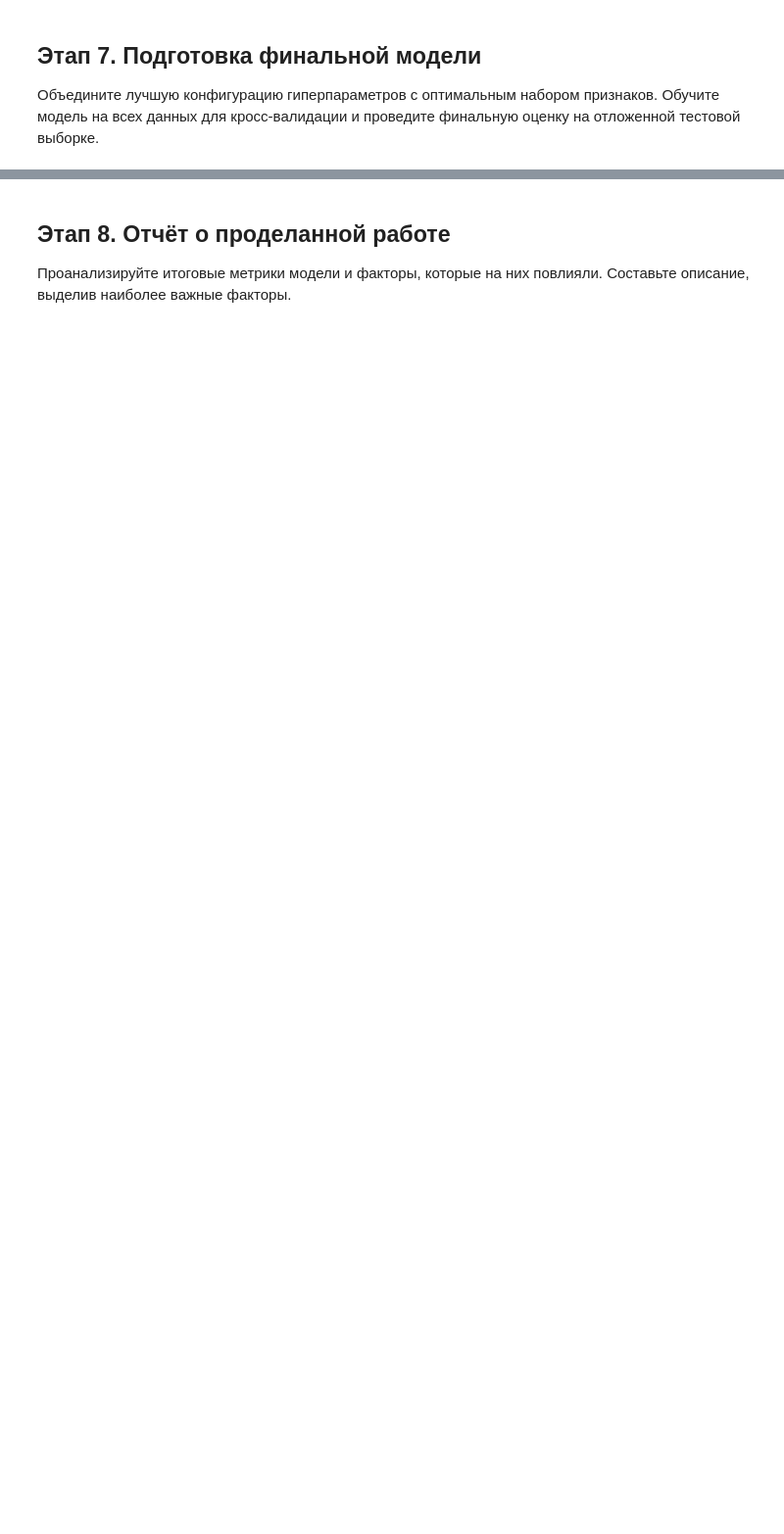
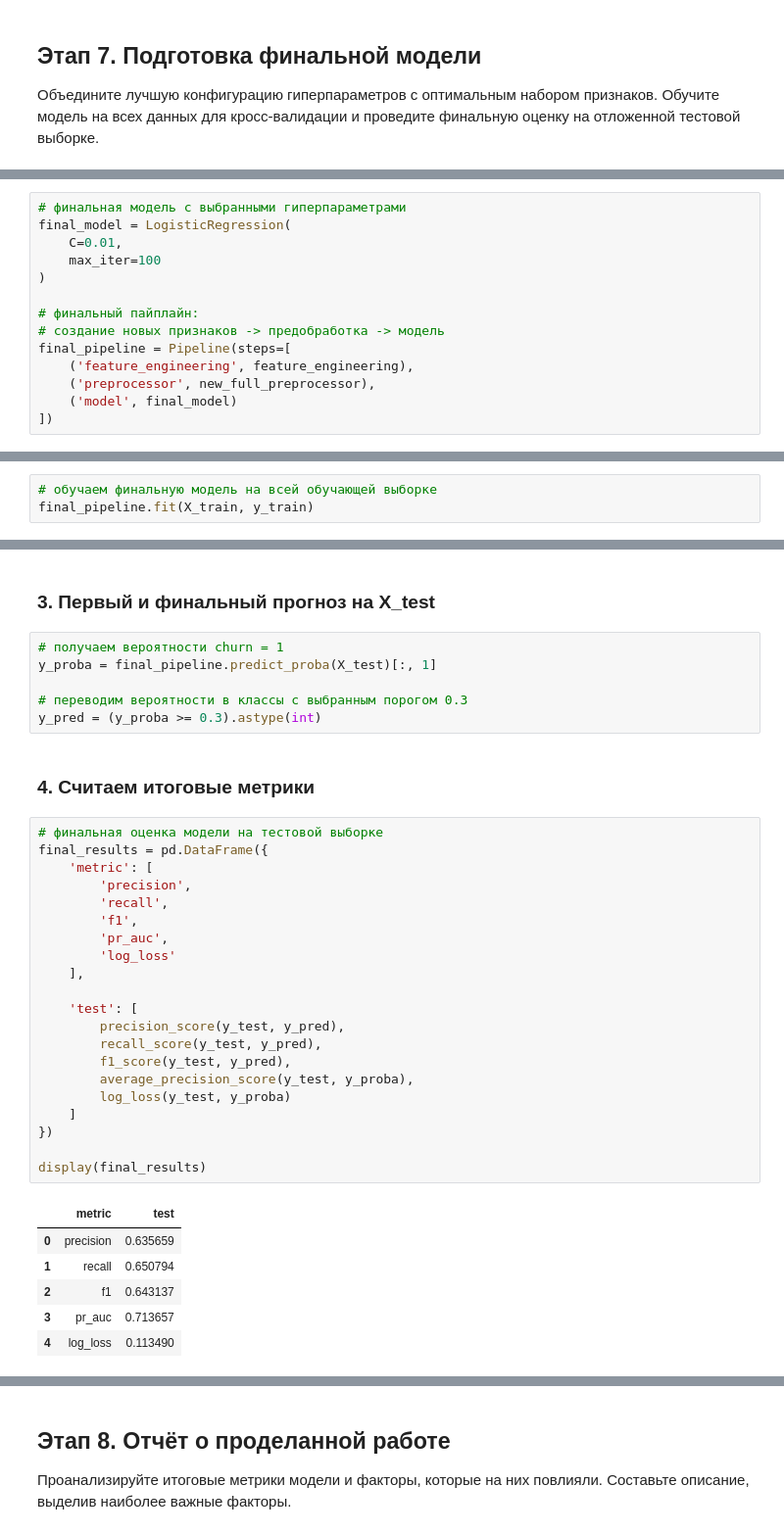
Before and after one commit to andreiyopt/coffee_churn_model, a Jupyter notebook: work/coffee_churn_model.ipynb, the cells around one changed output, grey strips where cells are left out. Shown at 98% size. Cells and saved outputs as stored; diff of their text form; blank space fills up the shorter version.

Commit message:
Add final steps, model, readme

```diff
--- a/work/coffee_churn_model.ipynb
+++ b/work/coffee_churn_model.ipynb
@@ -1450,0 +1599,14 @@ display(threshold_table)
+# %%
+# финальная модель с выбранными гиперпараметрами
+final_model = LogisticRegression(
+    C=0.01,
+    max_iter=100
+)
+
+# финальный пайплайн:
+# создание новых признаков -> предобработка -> модель
+final_pipeline = Pipeline(steps=[
+    ('feature_engineering', feature_engineering),
+    ('preprocessor', new_full_preprocessor),
+    ('model', final_model)
+])
@@ -1450,0 +1615,3 @@ display(threshold_table)
+# %%
+# обучаем финальную модель на всей обучающей выборке
+final_pipeline.fit(X_train, y_train)
@@ -1450,0 +1636,38 @@ display(threshold_table)
+# %% [markdown]
+### 3. Первый и финальный прогноз на X_test
+# %%
+# получаем вероятности churn = 1
+y_proba = final_pipeline.predict_proba(X_test)[:, 1]
+
+# переводим вероятности в классы с выбранным порогом 0.3
+y_pred = (y_proba >= 0.3).astype(int)
+# %% [markdown]
+### 4. Считаем итоговые метрики
+# %%
+# финальная оценка модели на тестовой выборке
+final_results = pd.DataFrame({
+    'metric': [
+        'precision',
+        'recall',
+        'f1',
+        'pr_auc',
+        'log_loss'
+    ],
+
+    'test': [
+        precision_score(y_test, y_pred),
+        recall_score(y_test, y_pred),
+        f1_score(y_test, y_pred),
+        average_precision_score(y_test, y_proba),
+        log_loss(y_test, y_proba)
+    ]
+})
+
+display(final_results)
+# %% [output]
+|  | metric | test |
+| 0 | precision | 0.635659 |
+| 1 | recall | 0.650794 |
+| 2 | f1 | 0.643137 |
+| 3 | pr_auc | 0.713657 |
+| 4 | log_loss | 0.113490 |
```
Also changed, not shown: parts of 27 cells of this notebook, 2 other files.
